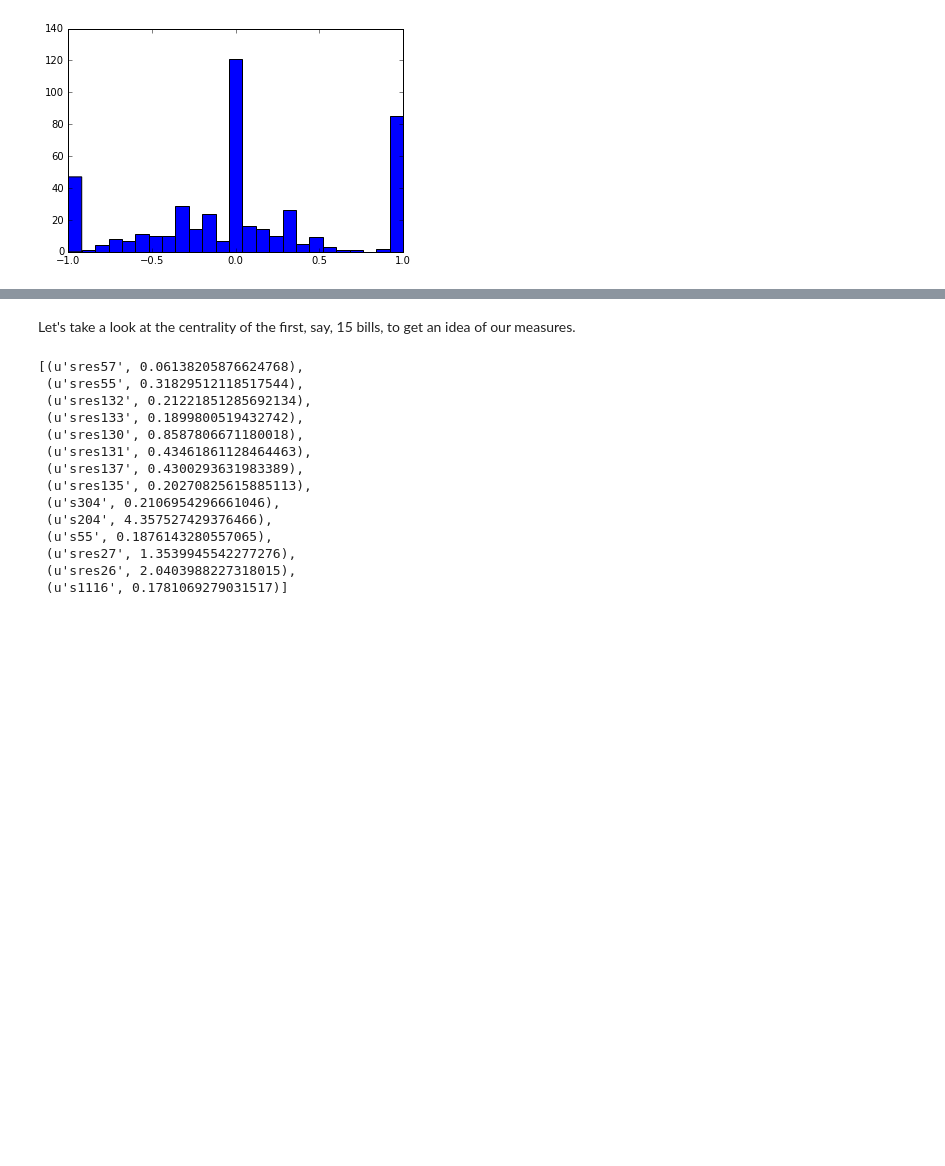
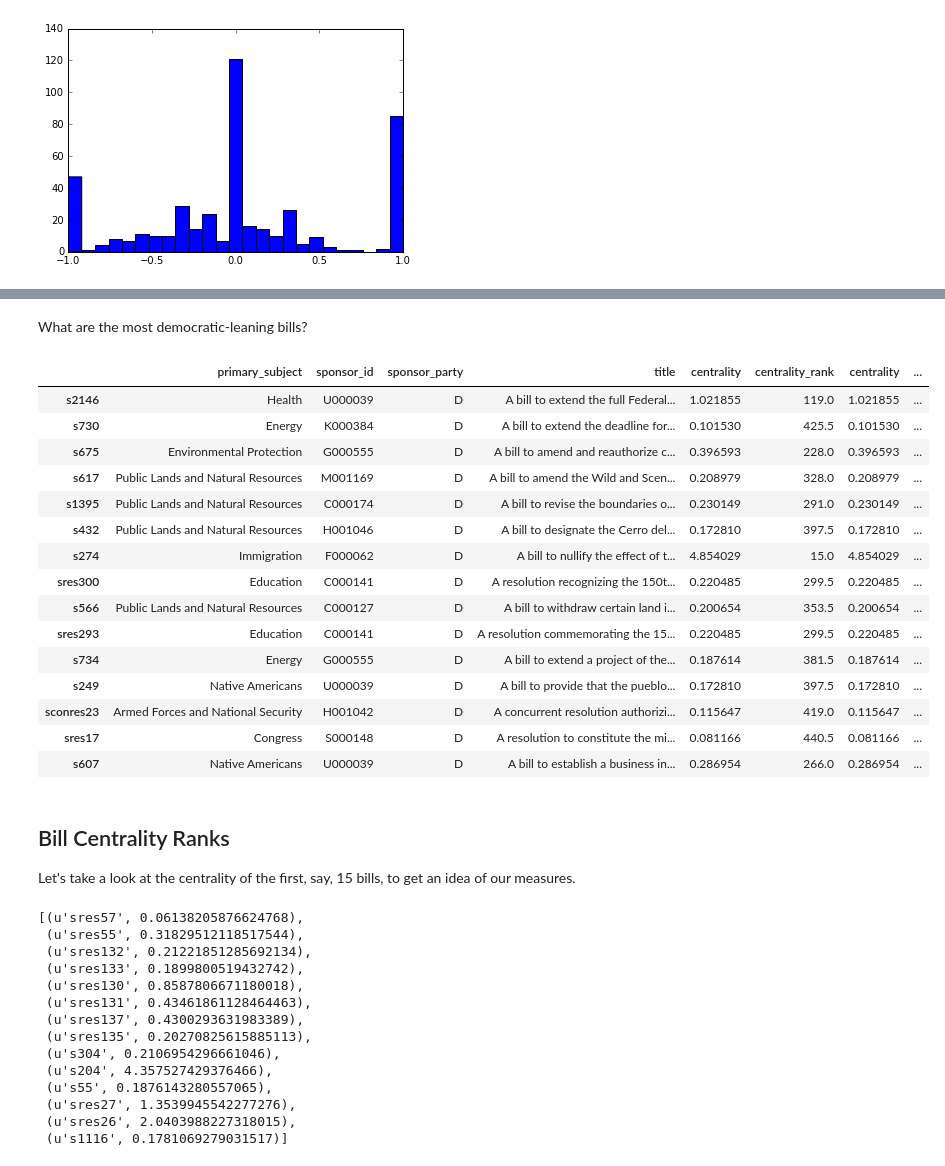
Before and after one commit to jgarcia71/CUNY-DATA-620, a Jupyter notebook: Final Project/Rank_Senators_and_Bills.ipynb, the cells around one changed output, grey strips where cells are left out. Cells and saved outputs as stored; diff of their text form; code cells hidden in the pictures; blank space fills up the shorter version.

```diff
--- a/Final Project/Rank_Senators_and_Bills.ipynb
+++ b/Final Project/Rank_Senators_and_Bills.ipynb
@@ -338,4 +355,27 @@ plt.hist( partisan_strength.values(), bins=25)
+# %% [markdown]
+What are the most democratic-leaning bills?
+# %%
+dfBills.sort_values('partisan_rank').tail(15)
+# %% [output]
+|  | primary_subject | sponsor_id | sponsor_party | title | centrality | centrality_rank | centrality | ... |
+| s2146 | Health | U000039 | D | A bill to extend the full Federal... | 1.021855 | 119.0 | 1.021855 | ... |
+| s730 | Energy | K000384 | D | A bill to extend the deadline for... | 0.101530 | 425.5 | 0.101530 | ... |
+| s675 | Environmental Protection | G000555 | D | A bill to amend and reauthorize c... | 0.396593 | 228.0 | 0.396593 | ... |
+| s617 | Public Lands and Natural Resources | M001169 | D | A bill to amend the Wild and Scen... | 0.208979 | 328.0 | 0.208979 | ... |
+| s1395 | Public Lands and Natural Resources | C000174 | D | A bill to revise the boundaries o... | 0.230149 | 291.0 | 0.230149 | ... |
+| s432 | Public Lands and Natural Resources | H001046 | D | A bill to designate the Cerro del... | 0.172810 | 397.5 | 0.172810 | ... |
+| s274 | Immigration | F000062 | D | A bill to nullify the effect of t... | 4.854029 | 15.0 | 4.854029 | ... |
+| sres300 | Education | C000141 | D | A resolution recognizing the 150t... | 0.220485 | 299.5 | 0.220485 | ... |
+| s566 | Public Lands and Natural Resources | C000127 | D | A bill to withdraw certain land i... | 0.200654 | 353.5 | 0.200654 | ... |
+| sres293 | Education | C000141 | D | A resolution commemorating the 15... | 0.220485 | 299.5 | 0.220485 | ... |
+| s734 | Energy | G000555 | D | A bill to extend a project of the... | 0.187614 | 381.5 | 0.187614 | ... |
+| s249 | Native Americans | U000039 | D | A bill to provide that the pueblo... | 0.172810 | 397.5 | 0.172810 | ... |
+| sconres23 | Armed Forces and National Security | H001042 | D | A concurrent resolution authorizi... | 0.115647 | 419.0 | 0.115647 | ... |
+| sres17 | Congress | S000148 | D | A resolution to constitute the mi... | 0.081166 | 440.5 | 0.081166 | ... |
+| s607 | Native Americans | U000039 | D | A bill to establish a business in... | 0.286954 | 266.0 | 0.286954 | ... |
 # %% [markdown]
+## Bill Centrality Ranks
+
 Let's take a look at the centrality of the first, say, 15 bills, to get an idea of our measures.
 # %%
 bill_centrality.items()[1:15]
```
Also changed, not shown: parts of 23 cells of this notebook, 1 other file.
